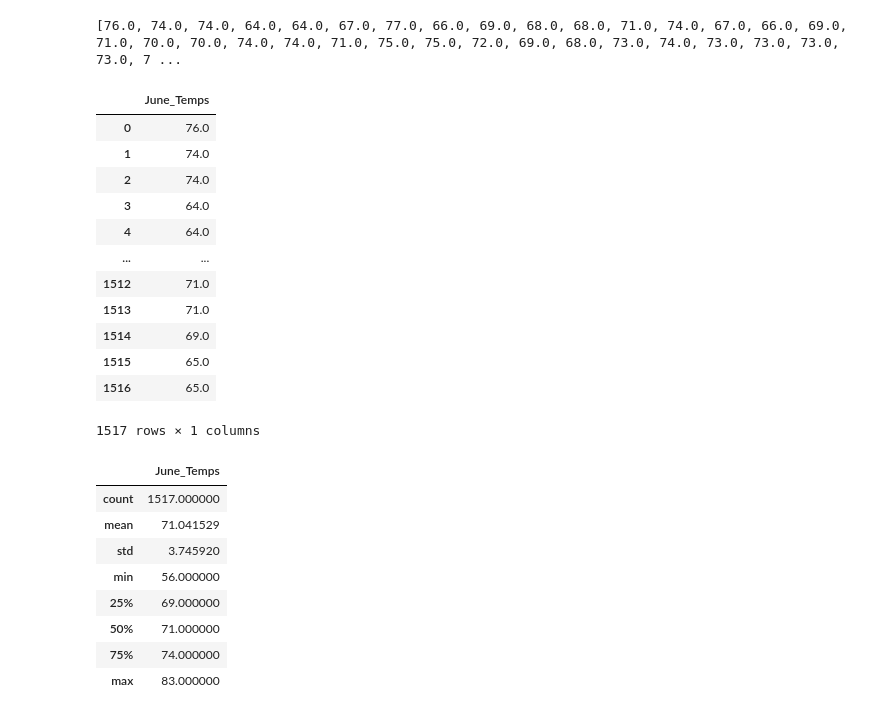
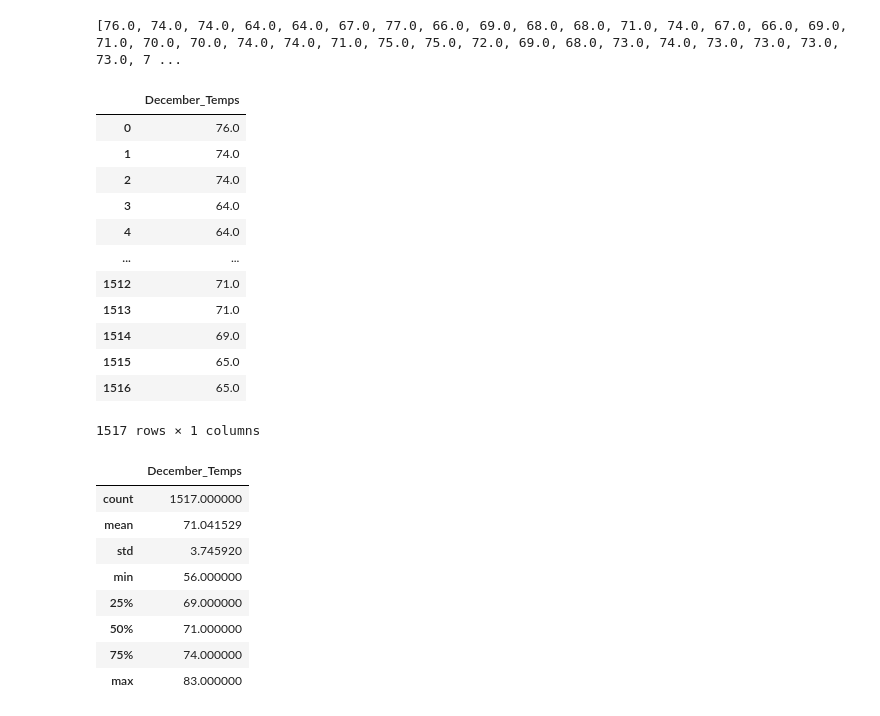
Before and after one commit to jhernandez1270/surfs_up, a Jupyter notebook: SurfsUp_Challenge.ipynb, the cells around one changed output. Drawn from its saved outputs; the diff is of its cells as text; code cells hidden in the pictures.

Commit message:
Corrected December DF title

```diff
--- a/SurfsUp_Challenge.ipynb
+++ b/SurfsUp_Challenge.ipynb
@@ -88,10 +88,10 @@ print(dec_temps_list)
 [76.0, 74.0, 74.0, 64.0, 64.0, 67.0, 77.0, 66.0, 69.0, 68.0, 68.0, 71.0, 74.0, 67.0, 66.0, 69.0, 71.0, 70.0, 70.0, 74.0, 74.0, 71.0, 75.0, 75.0, 72.0, 69.0, 68.0, 73.0, 74.0, 73.0, 73.0, 73.0, 73.0, 7 ...
 # %%
 # 8. Create a DataFrame from the list of temperatures for the month of December.
-dec_temps_df = pd.DataFrame(dec_temps_list, columns=['June_Temps'])
+dec_temps_df = pd.DataFrame(dec_temps_list, columns=['December_Temps'])
 dec_temps_df
 # %% [output]
-|  | June_Temps |
+|  | December_Temps |
 | 0 | 76.0 |
 | 1 | 74.0 |
 | 2 | 74.0 |
@@ -108,7 +108,7 @@ dec_temps_df
 # 9. Calculate and print out the summary statistics for the Decemeber temperature DataFrame.
 dec_temps_df.describe()
 # %% [output]
-|  | June_Temps |
+|  | December_Temps |
 | count | 1517.000000 |
 | mean | 71.041529 |
 | std | 3.745920 |
```
